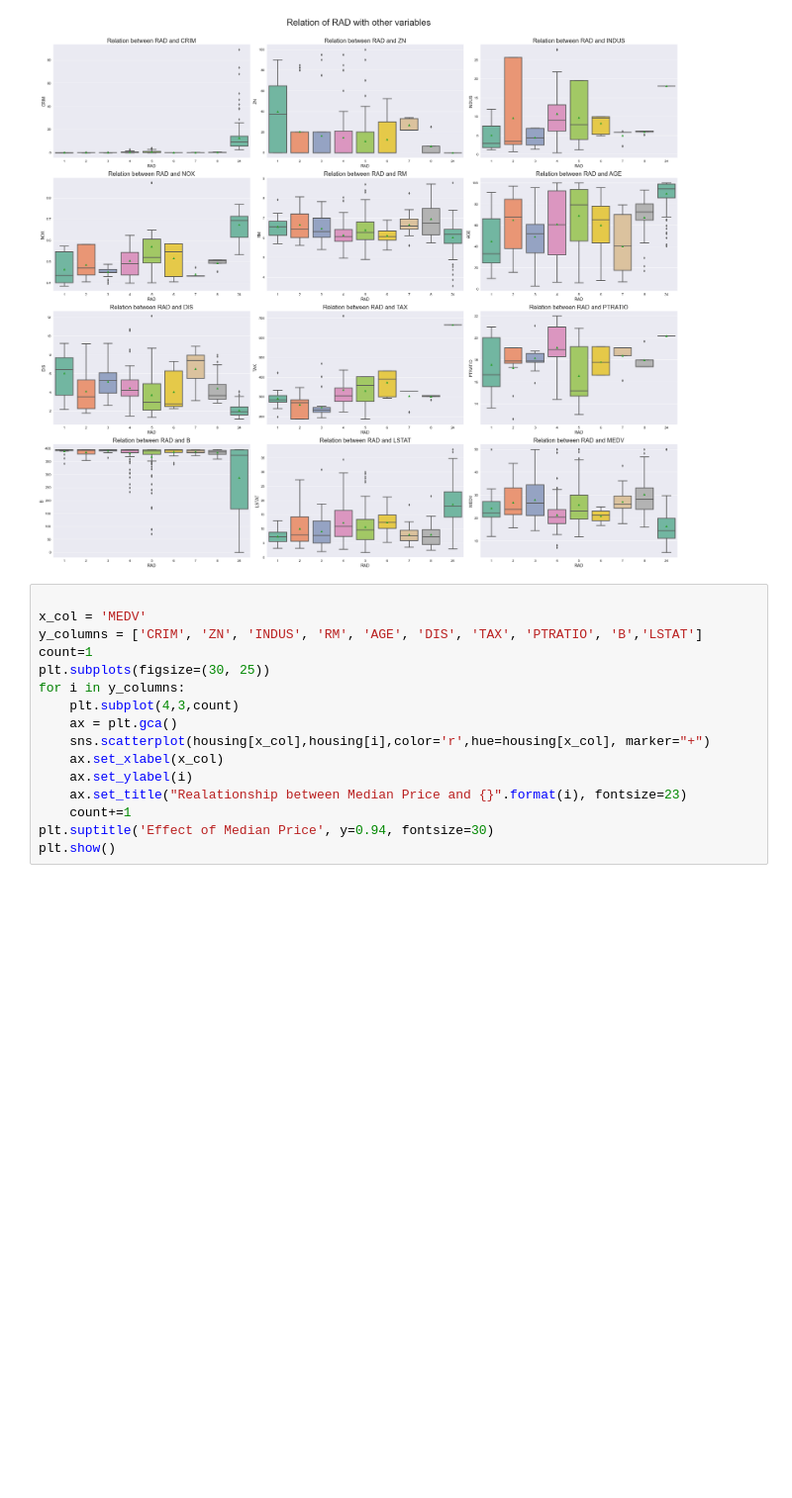
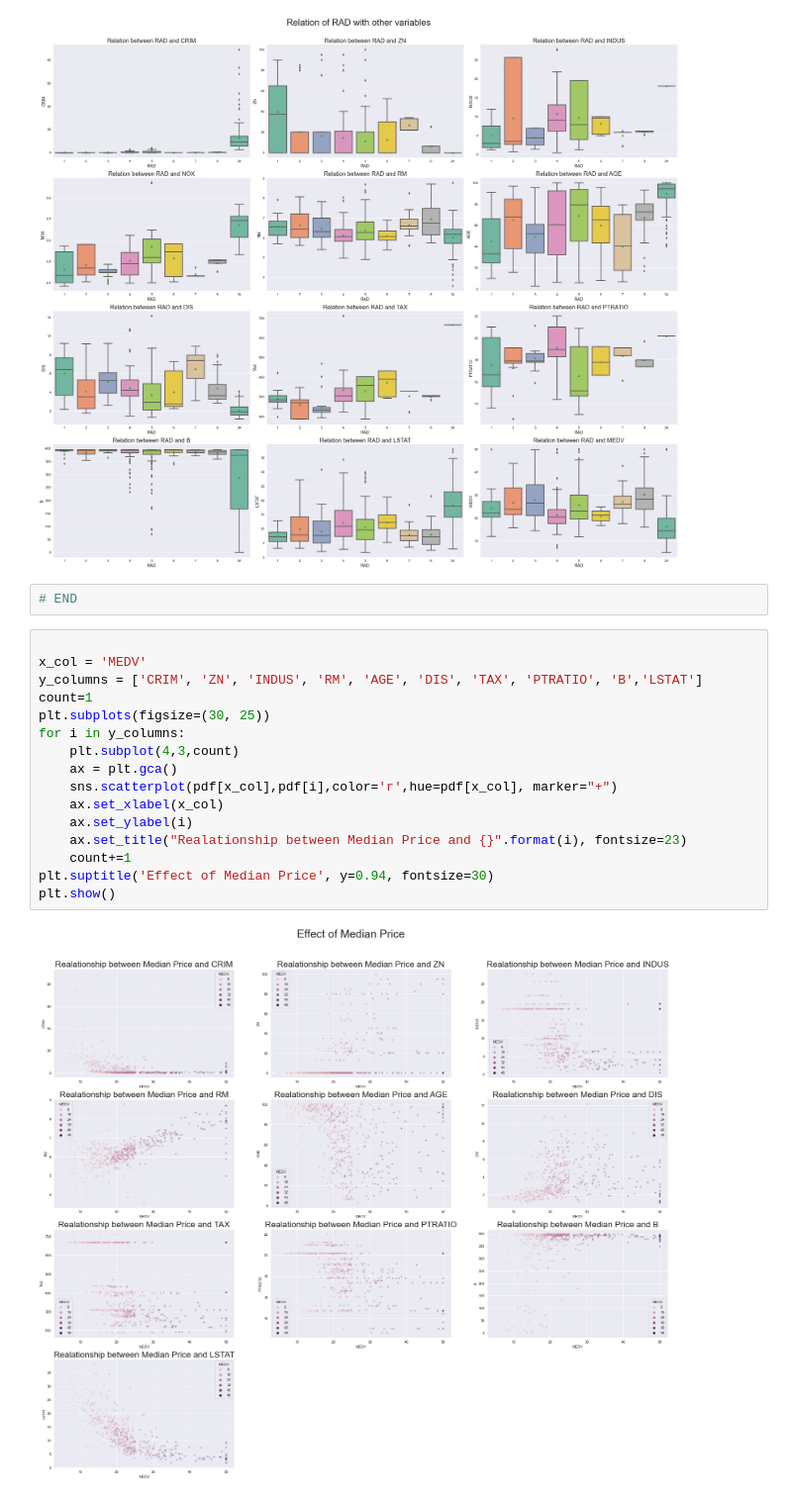
Before and after one commit to MdAliRaza/Housing, a Jupyter notebook: housing.ipynb, the cells around one changed output. Shown at 99% size. Cells and saved outputs as stored; diff of their text form; blank space fills up the shorter version.

```diff
--- a/housing.ipynb
+++ b/housing.ipynb
@@ -250,19 +250,23 @@ cat_vs_num_chart('CHAS')
 cat_vs_num_chart('RAD')
 # %% [output]
 [figure]
+# %%
+# END
 # %%
 
 x_col = 'MEDV'
 y_columns = ['CRIM', 'ZN', 'INDUS', 'RM', 'AGE', 'DIS', 'TAX', 'PTRATIO', 'B','LSTAT']
 count=1
 plt.subplots(figsize=(30, 25))
 for i in y_columns:
     plt.subplot(4,3,count)
     ax = plt.gca()
-    sns.scatterplot(housing[x_col],housing[i],color='r',hue=housing[x_col], marker="+")
+    sns.scatterplot(pdf[x_col],pdf[i],color='r',hue=pdf[x_col], marker="+")
     ax.set_xlabel(x_col)
     ax.set_ylabel(i)
     ax.set_title("Realationship between Median Price and {}".format(i), fontsize=23)
     count+=1
 plt.suptitle('Effect of Median Price', y=0.94, fontsize=30)
 plt.show()
+# %% [output]
+[figure, added]
```
Also changed, not shown: parts of 6 cells of this notebook.
